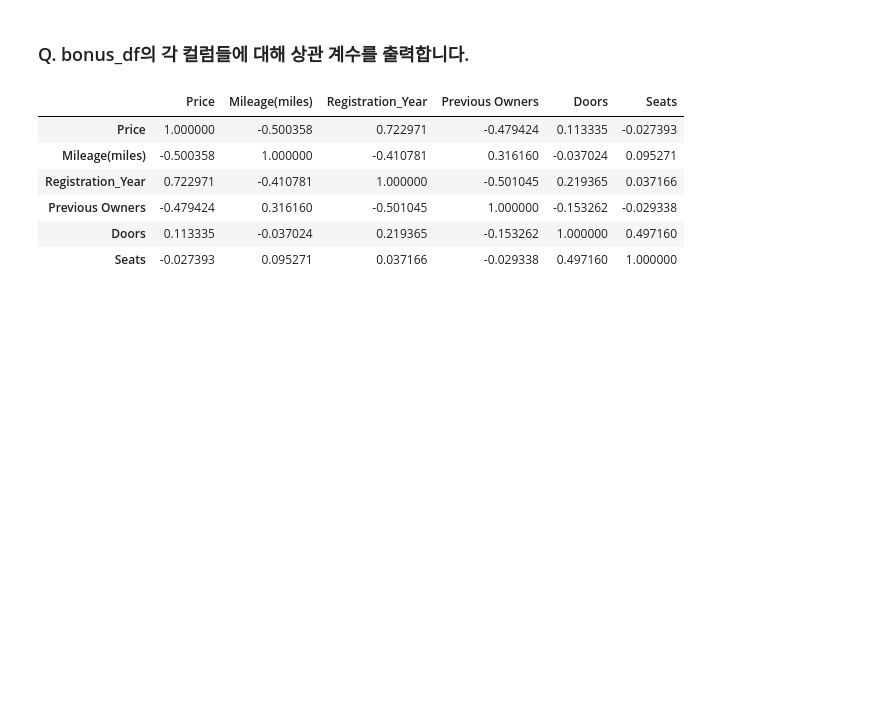
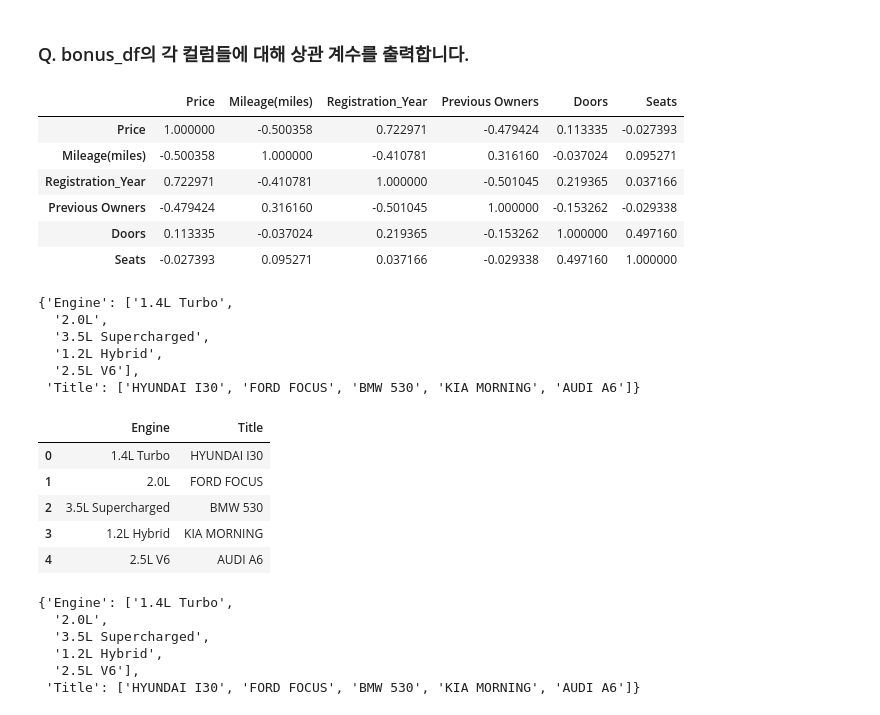
Before and after one commit to MJ-GINI/first-repository, a Jupyter notebook: 2025-10-15_DataTransformation/2025-10-16_DataTransformation_Quest_UsedCar.ipynb, the cells around one changed output. Drawn from its saved outputs; the diff is of its cells as text; code cells hidden in the pictures; blank space fills up the shorter version.

```diff
--- a/2025-10-15_DataTransformation/2025-10-16_DataTransformation_Quest_UsedCar.ipynb
+++ b/2025-10-15_DataTransformation/2025-10-16_DataTransformation_Quest_UsedCar.ipynb
@@ -1214,3 +1202,26 @@ bonus_df.corr()
 | Previous Owners | -0.479424 | 0.316160 | -0.501045 | 1.000000 | -0.153262 | -0.029338 |
 | Doors | 0.113335 | -0.037024 | 0.219365 | -0.153262 | 1.000000 | 0.497160 |
 | Seats | -0.027393 | 0.095271 | 0.037166 | -0.029338 | 0.497160 | 1.000000 |
+# %%
+carpr = {
+    'Engine': ['1.4L Turbo', '2.0L', '3.5L Supercharged', '1.2L Hybrid', '2.5L V6'],
+    'Title': ['HYUNDAI I30', 'FORD FOCUS', 'BMW 530', 'KIA MORNING', 'AUDI A6']
+}
+# %%
+carpr
+# %% [output]
+{'Engine': ['1.4L Turbo',
+  '2.0L',
+  '3.5L Supercharged',
+  '1.2L Hybrid',
+  '2.5L V6'],
+ 'Title': ['HYUNDAI I30', 'FORD FOCUS', 'BMW 530', 'KIA MORNING', 'AUDI A6']}
+# %%
+pd.DataFrame(carpr)
+# %% [output]
+|  | Engine | Title |
+| 0 | 1.4L Turbo | HYUNDAI I30 |
+| 1 | 2.0L | FORD FOCUS |
+| 2 | 3.5L Supercharged | BMW 530 |
+| 3 | 1.2L Hybrid | KIA MORNING |
+| 4 | 2.5L V6 | AUDI A6 |
@@ -1216,0 +1231,9 @@ bonus_df.corr()
+# %%
+carpr
+# %% [output]
+{'Engine': ['1.4L Turbo',
+  '2.0L',
+  '3.5L Supercharged',
+  '1.2L Hybrid',
+  '2.5L V6'],
+ 'Title': ['HYUNDAI I30', 'FORD FOCUS', 'BMW 530', 'KIA MORNING', 'AUDI A6']}
```
Also changed, not shown: parts of 8 cells of this notebook, 12 other files.
